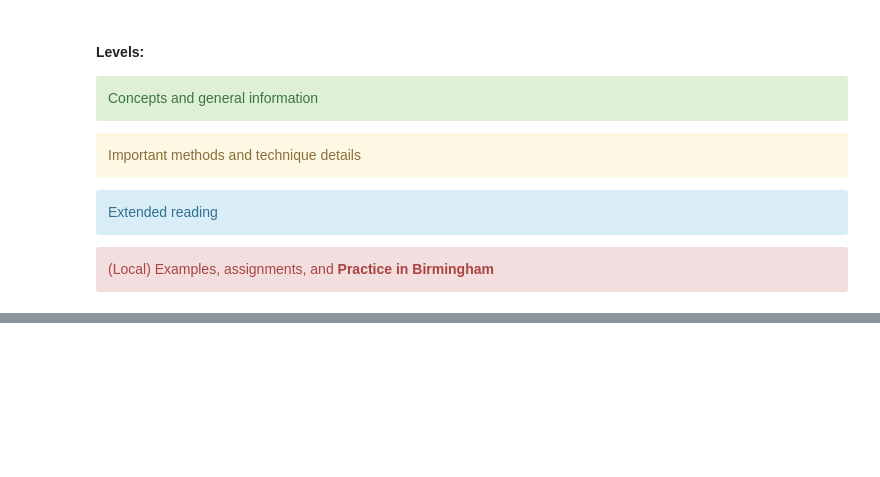
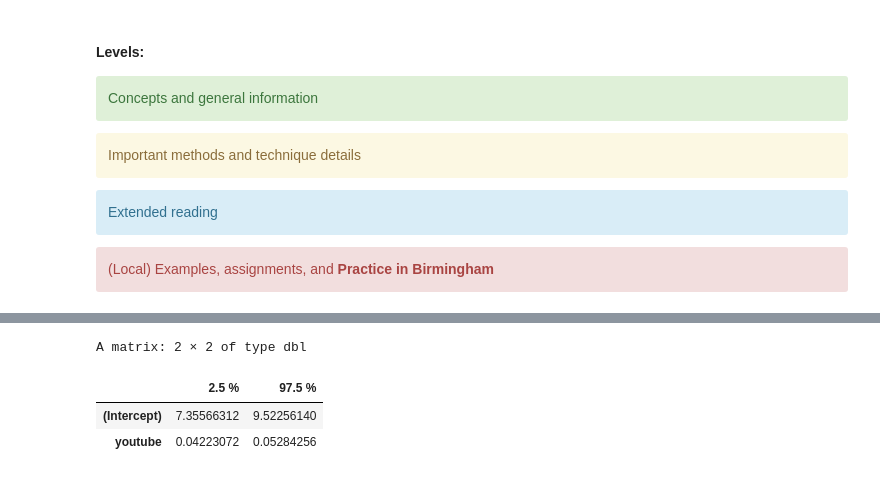
Before and after one commit to kerenli/statbirmingham, a Jupyter notebook: Chapter6LinearRegression (Part I).ipynb, the cells around one changed output, grey strips where cells are left out. Cells and saved outputs as stored; diff of their text form; code cells hidden in the pictures; blank space fills up the shorter version.

```diff
--- a/Chapter6LinearRegression (Part I).ipynb
+++ b/Chapter6LinearRegression (Part I).ipynb
@@ -86,0 +286,7 @@ The Introduction section above comprising of a guest lecture by Dr. Martha S. Wi
+# %%
+confint(model)
+# %% [output]
+A matrix: 2 × 2 of type dbl
+|  | 2.5 % | 97.5 % |
+| (Intercept) | 7.35566312 | 9.52256140 |
+| youtube | 0.04223072 | 0.05284256 |
```
Also changed, not shown: parts of 33 cells of this notebook.
